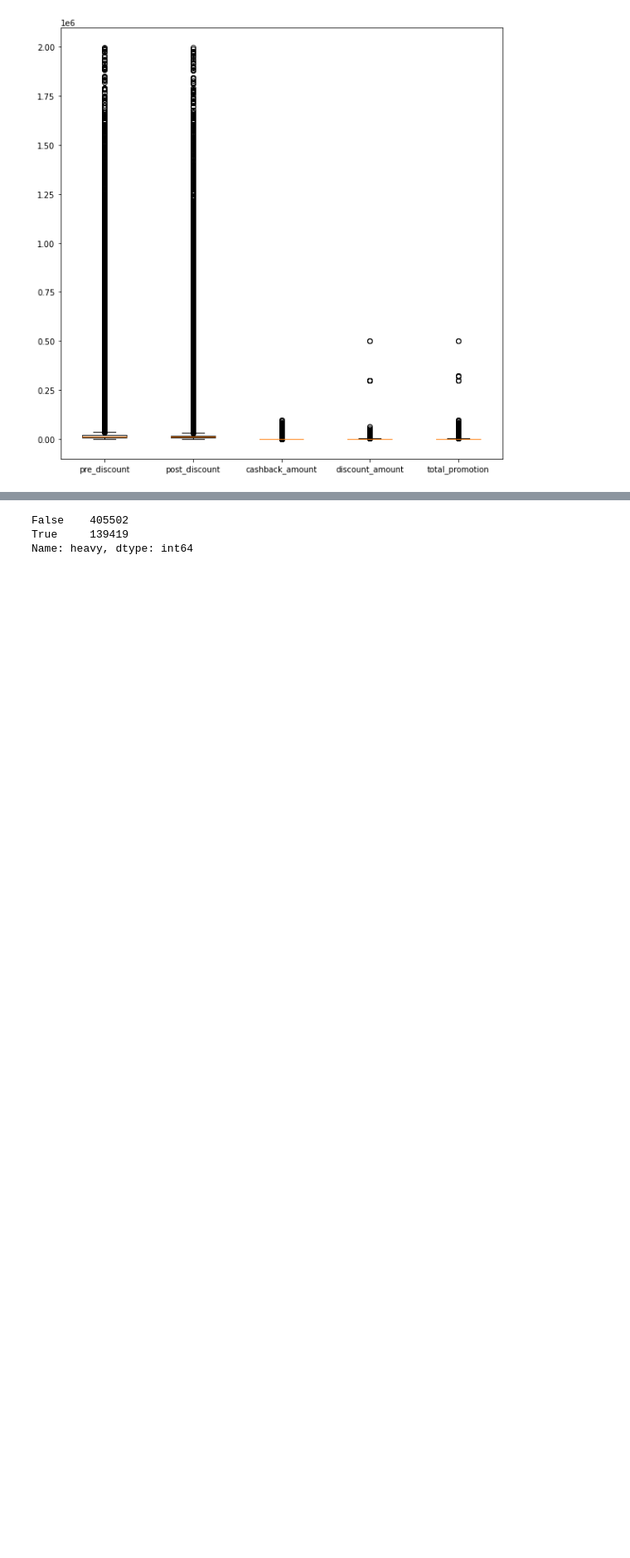
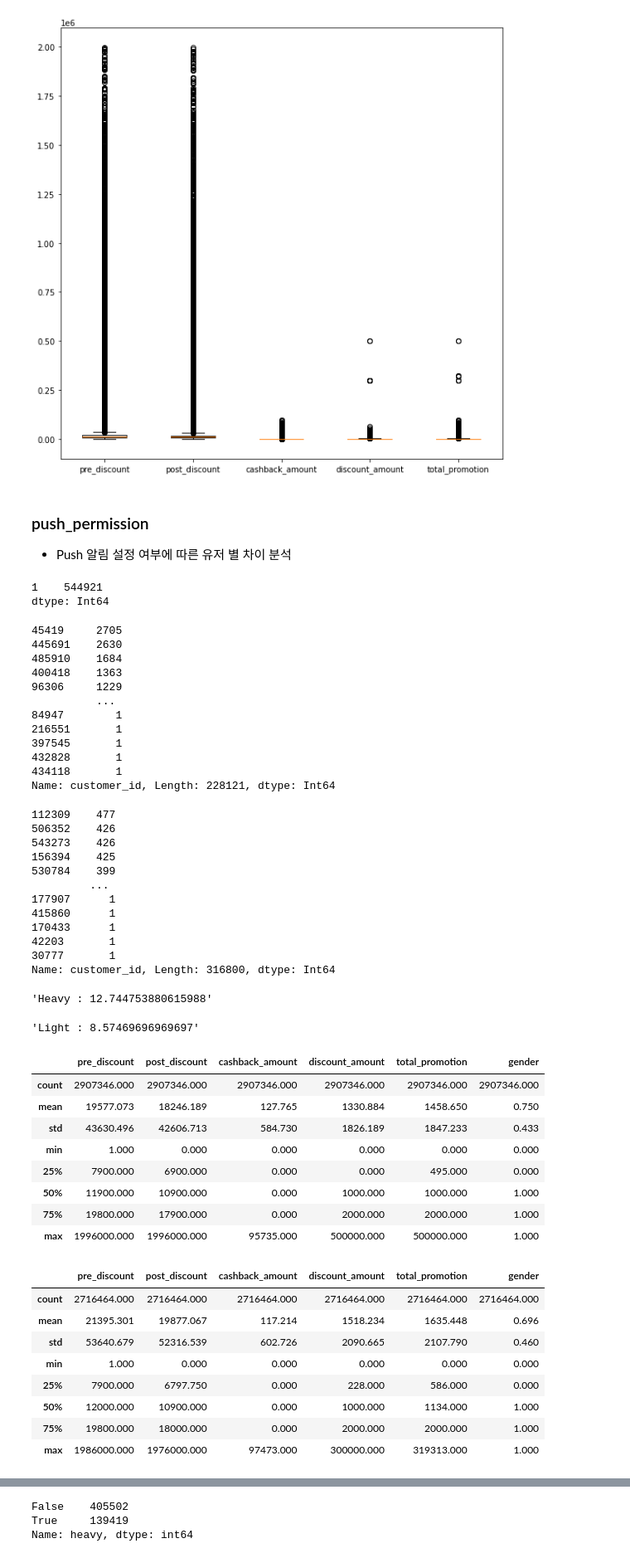
Before and after one commit to LUCI031/chai_analytics, a Jupyter notebook: EDA.ipynb, the cells around one changed output, grey strips where cells are left out. Shown at 83% size. Saved outputs shown, nothing was run; the diff lists cells and outputs as text; code cells hidden in the pictures; blank space fills up the shorter version.

```diff
--- a/EDA.ipynb
+++ b/EDA.ipynb
@@ -288,3 +288,68 @@ plt.boxplot(df.iloc[:,2:7],labels=['pre_discount','post_discount','cashback_amou
 plt.show()
 # %% [output]
 [figure]
+# %% [markdown]
+### push_permission
+- Push 알림 설정 여부에 따른 유저 별 차이 분석
+# %%
+# 유저 유형별 탐색
+# push 알림을 중간에 끄거나 한 유저는 없음 -> 유저별 기록이기에 데이터를 수집한 타이밍의 정보일 수도 있음
+df.groupby(['customer_id','push_permission']).count().reset_index()['customer_id'].value_counts().values.value_counts()
+# %% [output]
+1    544921
+dtype: Int64
+# %%
+# 유저 수
+display(df[df['push_permission']==True]['customer_id'].value_counts())
+display(df[df['push_permission']==False]['customer_id'].value_counts())
+# 유저 별 평균 거래 수
+display("Heavy : " + str(np.mean(df[df['push_permission']==True]['customer_id'].value_counts().values)))
+display("Light : " + str(np.mean(df[df['push_permission']==False]['customer_id'].value_counts().values)))
+# 거래 별 특징
+display(df[df['push_permission']==True].describe())
+display(df[df['push_permission']==False].describe())
+# %% [output]
+45419     2705
+445691    2630
+485910    1684
+400418    1363
+96306     1229
+          ...
+84947        1
+216551       1
+397545       1
+432828       1
+434118       1
+Name: customer_id, Length: 228121, dtype: Int64
+112309    477
+506352    426
+543273    426
+156394    425
+530784    399
+         ...
+177907      1
+415860      1
+170433      1
+42203       1
+30777       1
+Name: customer_id, Length: 316800, dtype: Int64
+'Heavy : 12.744753880615988'
+'Light : 8.57469696969697'
+|  | pre_discount | post_discount | cashback_amount | discount_amount | total_promotion | gender |
+| count | 2907346.000 | 2907346.000 | 2907346.000 | 2907346.000 | 2907346.000 | 2907346.000 |
+| mean | 19577.073 | 18246.189 | 127.765 | 1330.884 | 1458.650 | 0.750 |
+| std | 43630.496 | 42606.713 | 584.730 | 1826.189 | 1847.233 | 0.433 |
+| min | 1.000 | 0.000 | 0.000 | 0.000 | 0.000 | 0.000 |
+| 25% | 7900.000 | 6900.000 | 0.000 | 0.000 | 495.000 | 0.000 |
+| 50% | 11900.000 | 10900.000 | 0.000 | 1000.000 | 1000.000 | 1.000 |
+| 75% | 19800.000 | 17900.000 | 0.000 | 2000.000 | 2000.000 | 1.000 |
+| max | 1996000.000 | 1996000.000 | 95735.000 | 500000.000 | 500000.000 | 1.000 |
+|  | pre_discount | post_discount | cashback_amount | discount_amount | total_promotion | gender |
+| count | 2716464.000 | 2716464.000 | 2716464.000 | 2716464.000 | 2716464.000 | 2716464.000 |
+| mean | 21395.301 | 19877.067 | 117.214 | 1518.234 | 1635.448 | 0.696 |
+| std | 53640.679 | 52316.539 | 602.726 | 2090.665 | 2107.790 | 0.460 |
+| min | 1.000 | 0.000 | 0.000 | 0.000 | 0.000 | 0.000 |
+| 25% | 7900.000 | 6797.750 | 0.000 | 228.000 | 586.000 | 0.000 |
+| 50% | 12000.000 | 10900.000 | 0.000 | 1000.000 | 1134.000 | 1.000 |
+| 75% | 19800.000 | 18000.000 | 0.000 | 2000.000 | 2000.000 | 1.000 |
+| max | 1986000.000 | 1976000.000 | 97473.000 | 300000.000 | 319313.000 | 1.000 |
```
Also changed, not shown: parts of 5 cells of this notebook.
